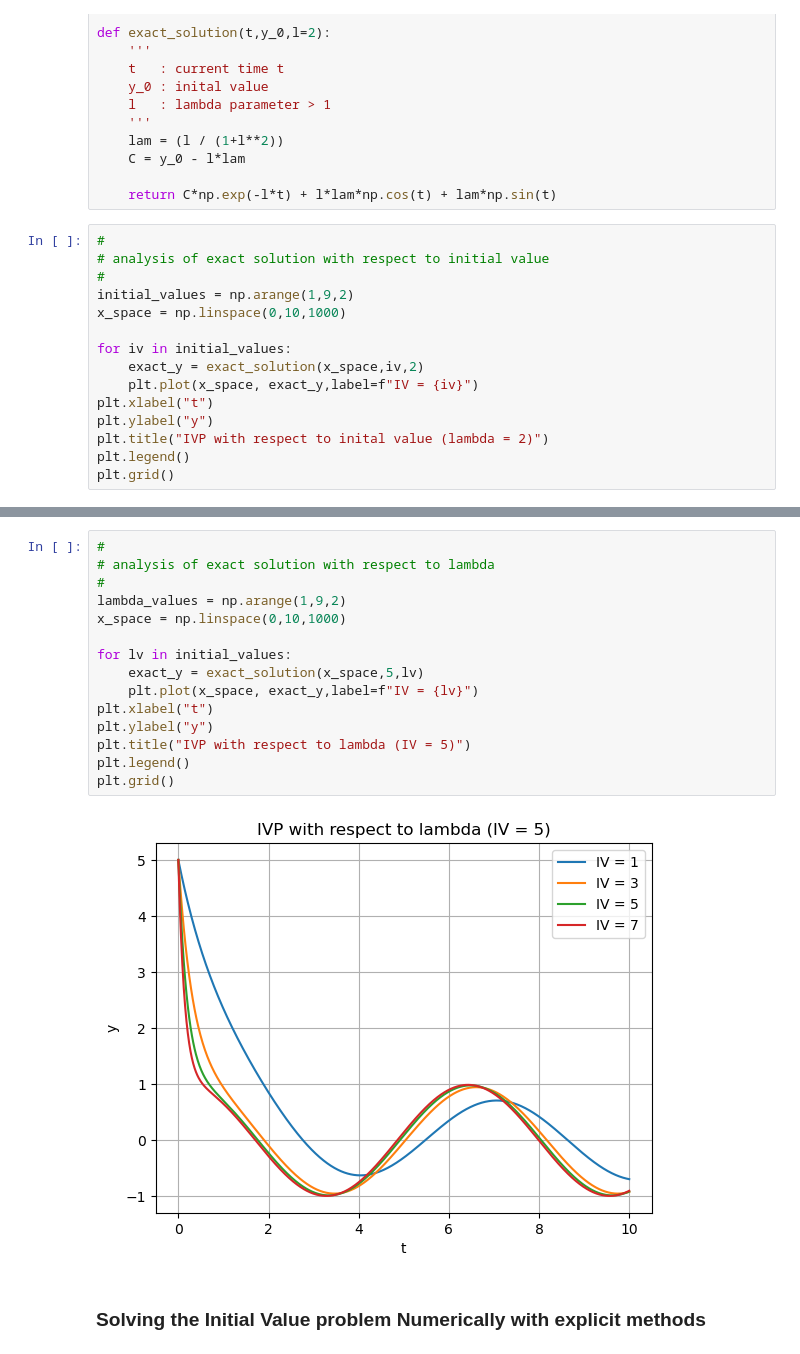
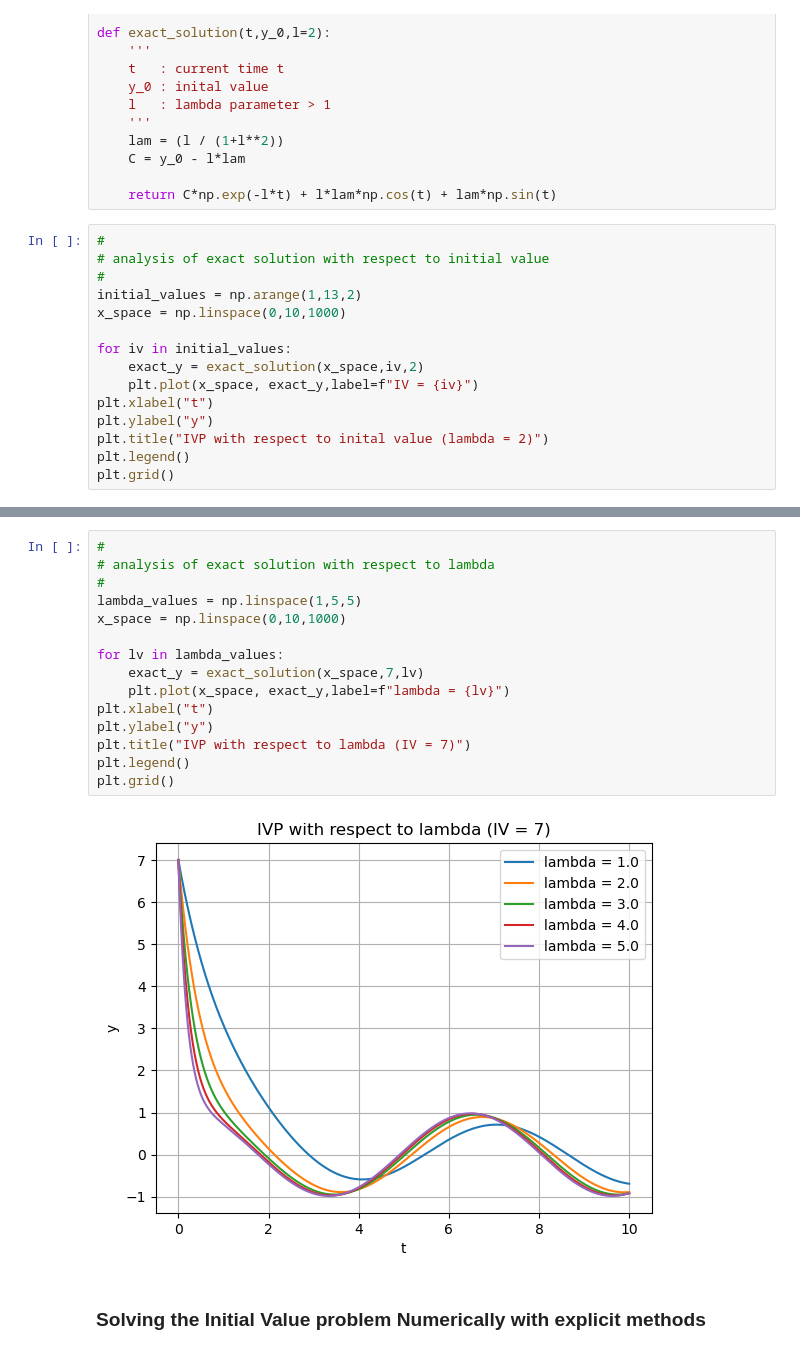
Before and after one commit to VogelBenjamin/Integration-of-Stiff-ODEs, a Jupyter notebook: Integration of stiff ODE-Curtis_Hirschfelder.ipynb, the cells around one changed output, grey strips where cells are left out. Drawn from its saved outputs; the diff is of its cells as text.

```diff
--- a/Integration of stiff ODE-Curtis_Hirschfelder.ipynb
+++ b/Integration of stiff ODE-Curtis_Hirschfelder.ipynb
@@ -38,7 +38,7 @@ def exact_solution(t,y_0,l=2):
 #
 # analysis of exact solution with respect to initial value
 #
-initial_values = np.arange(1,9,2)
+initial_values = np.arange(1,13,2)
 x_space = np.linspace(0,10,1000)
 
 for iv in initial_values:
@@ -54,20 +54,20 @@ plt.grid()
 # %%
 #
 # analysis of exact solution with respect to lambda
 #
-lambda_values = np.arange(1,9,2)
+lambda_values = np.linspace(1,5,5)
 x_space = np.linspace(0,10,1000)
 
-for lv in initial_values:
-    exact_y = exact_solution(x_space,5,lv)
-    plt.plot(x_space, exact_y,label=f"IV = {lv}")
+for lv in lambda_values:
+    exact_y = exact_solution(x_space,7,lv)
+    plt.plot(x_space, exact_y,label=f"lambda = {lv}")
 plt.xlabel("t")
 plt.ylabel("y")
-plt.title("IVP with respect to lambda (IV = 5)")
+plt.title("IVP with respect to lambda (IV = 7)")
 plt.legend()
 plt.grid()
 # %% [output]
-[figure, old version]
+[figure, new version]
 # %% [markdown]
 ### Solving the Initial Value problem Numerically with explicit methods
 # %%
```
Also changed, not shown: parts of 13 cells of this notebook.
